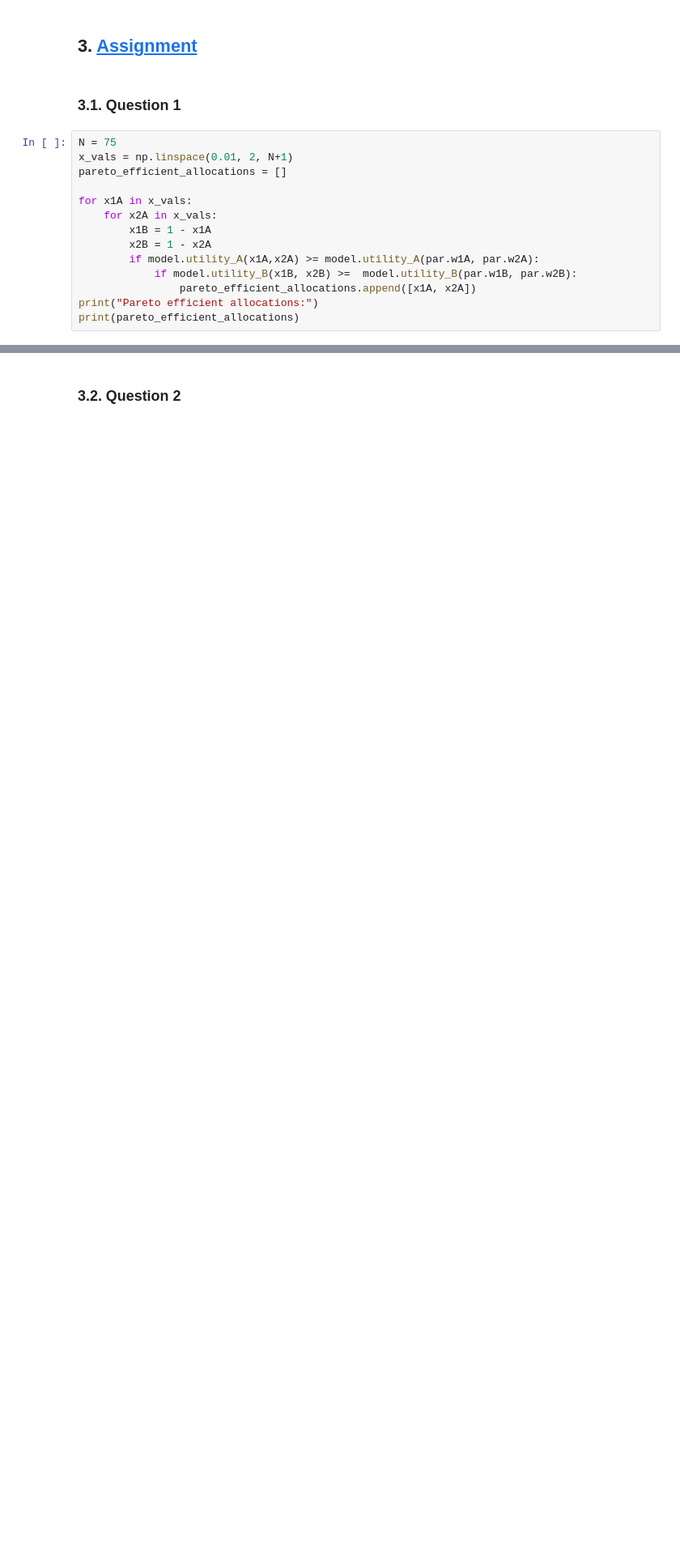
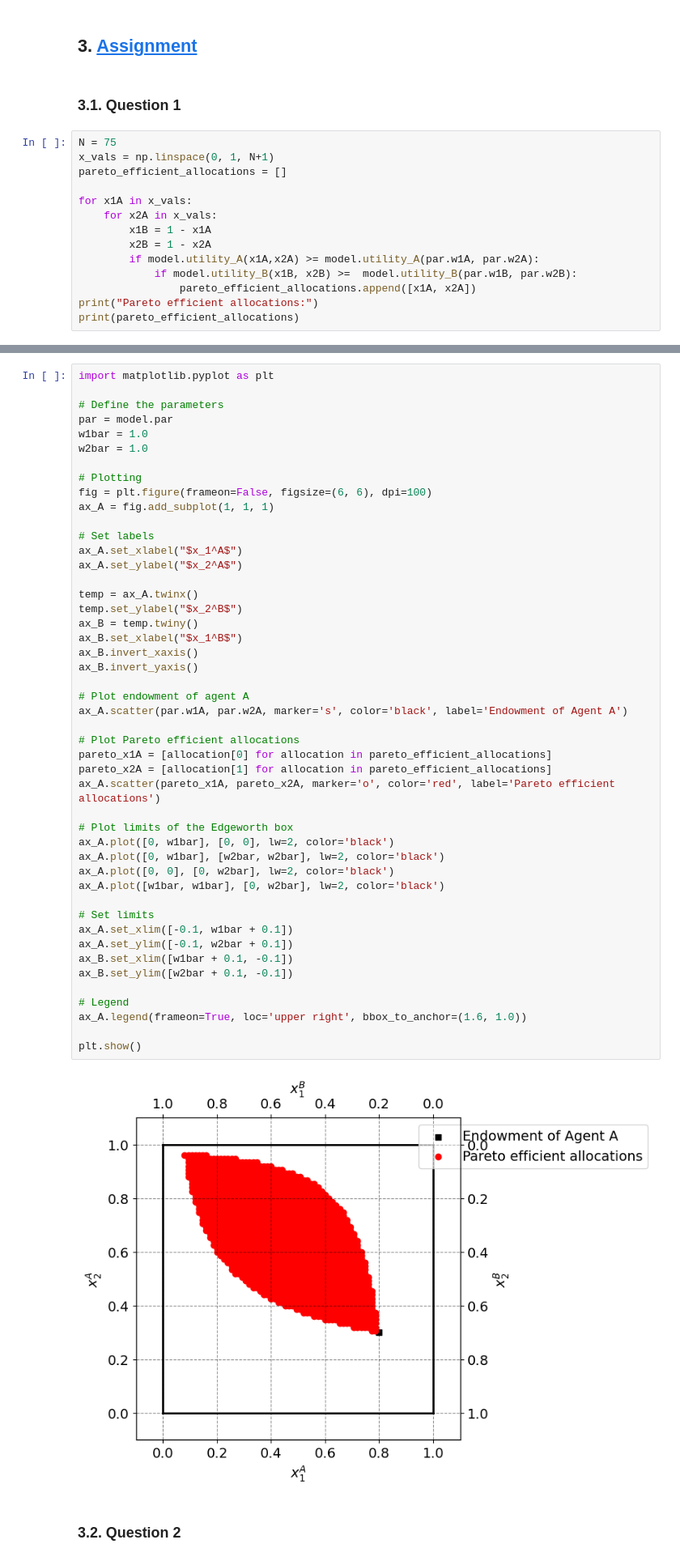
Before and after one commit to NumEconCopenhagen/projects-2024-isemjo, a Jupyter notebook: inauguralproject/InauguralProject2024.ipynb, the cells around one changed output, grey strips where cells are left out. Shown at 81% size. Cells and saved outputs as stored; diff of their text form; blank space fills up the shorter version.

```diff
--- a/inauguralproject/InauguralProject2024.ipynb
+++ b/inauguralproject/InauguralProject2024.ipynb
@@ -82,7 +82,7 @@ ax_A.legend(frameon=True,loc='upper right',bbox_to_anchor=(1.6,1.0));
 ### 3.1. Question 1
 # %%
 N = 75
-x_vals = np.linspace(0.01, 2, N+1)
+x_vals = np.linspace(0, 1, N+1)
 pareto_efficient_allocations = []
 
 for x1A in x_vals:
@@ -100,3 +102,52 @@ Pareto efficient allocations:
+# %%
+import matplotlib.pyplot as plt
+
+# Define the parameters
+par = model.par
+w1bar = 1.0
+w2bar = 1.0
+
+# Plotting
+fig = plt.figure(frameon=False, figsize=(6, 6), dpi=100)
+ax_A = fig.add_subplot(1, 1, 1)
+
+# Set labels
+ax_A.set_xlabel("$x_1^A$")
+ax_A.set_ylabel("$x_2^A$")
+
+temp = ax_A.twinx()
+temp.set_ylabel("$x_2^B$")
+ax_B = temp.twiny()
+ax_B.set_xlabel("$x_1^B$")
+ax_B.invert_xaxis()
+ax_B.invert_yaxis()
+
+# Plot endowment of agent A
+ax_A.scatter(par.w1A, par.w2A, marker='s', color='black', label='Endowment of Agent A')
+
+# Plot Pareto efficient allocations
+pareto_x1A = [allocation[0] for allocation in pareto_efficient_allocations]
+pareto_x2A = [allocation[1] for allocation in pareto_efficient_allocations]
+ax_A.scatter(pareto_x1A, pareto_x2A, marker='o', color='red', label='Pareto efficient allocations')
+
+# Plot limits of the Edgeworth box
+ax_A.plot([0, w1bar], [0, 0], lw=2, color='black')
+ax_A.plot([0, w1bar], [w2bar, w2bar], lw=2, color='black')
+ax_A.plot([0, 0], [0, w2bar], lw=2, color='black')
+ax_A.plot([w1bar, w1bar], [0, w2bar], lw=2, color='black')
+
+# Set limits
+ax_A.set_xlim([-0.1, w1bar + 0.1])
+ax_A.set_ylim([-0.1, w2bar + 0.1])
+ax_B.set_xlim([w1bar + 0.1, -0.1])
+ax_B.set_ylim([w2bar + 0.1, -0.1])
+
+# Legend
+ax_A.legend(frameon=True, loc='upper right', bbox_to_anchor=(1.6, 1.0))
+
+plt.show()
+# %% [output]
+[figure, added]
 # %% [markdown]
 ### 3.2. Question 2
 # %%
```
Also changed, not shown: parts of 7 cells of this notebook, 1 other file.
